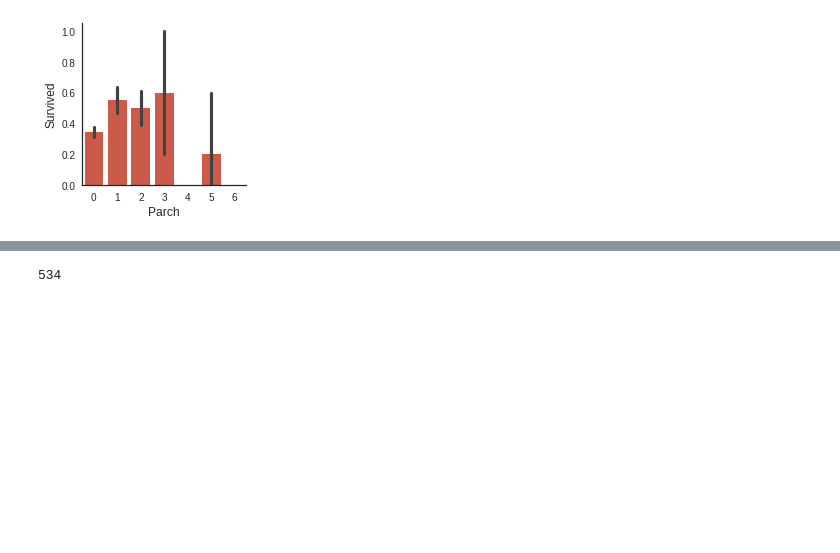
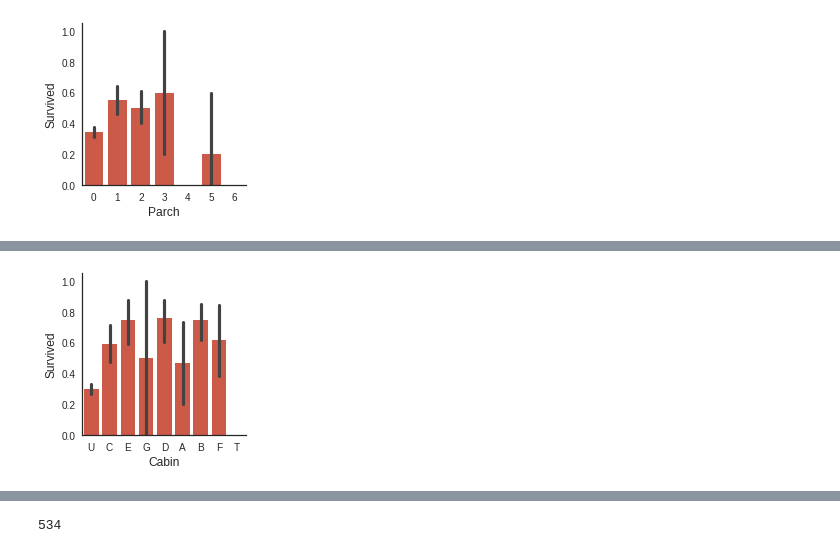
Before and after one commit to Vgrob/kaggle, a Jupyter notebook: titanic.ipynb, the cells around one changed output, grey strips where cells are left out. Cells and saved outputs as stored; diff of their text form; code cells hidden in the pictures; blank space fills up the shorter version.

```diff
--- a/titanic.ipynb
+++ b/titanic.ipynb
@@ -152,0 +194,4 @@ plot_categories(titanic,cat='Parch',target='Survived')
+# %%
+plot_categories(titanic,cat='Cabin',target='Survived')
+# %% [output]
+[figure, added]
```
Also changed, not shown: parts of 96 cells of this notebook.
